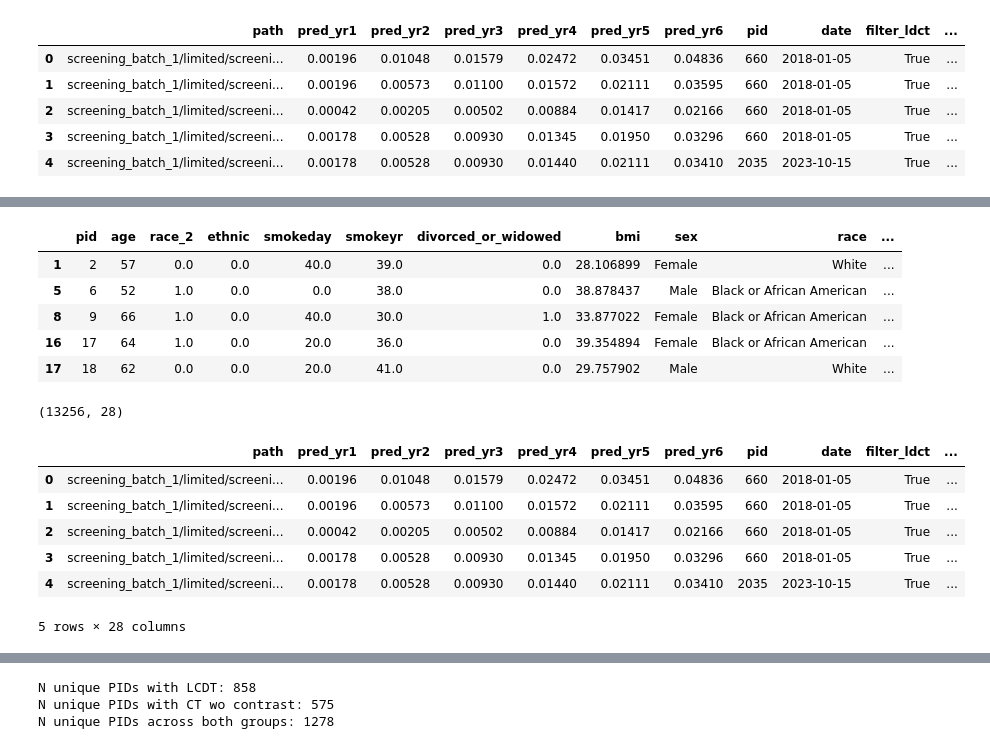
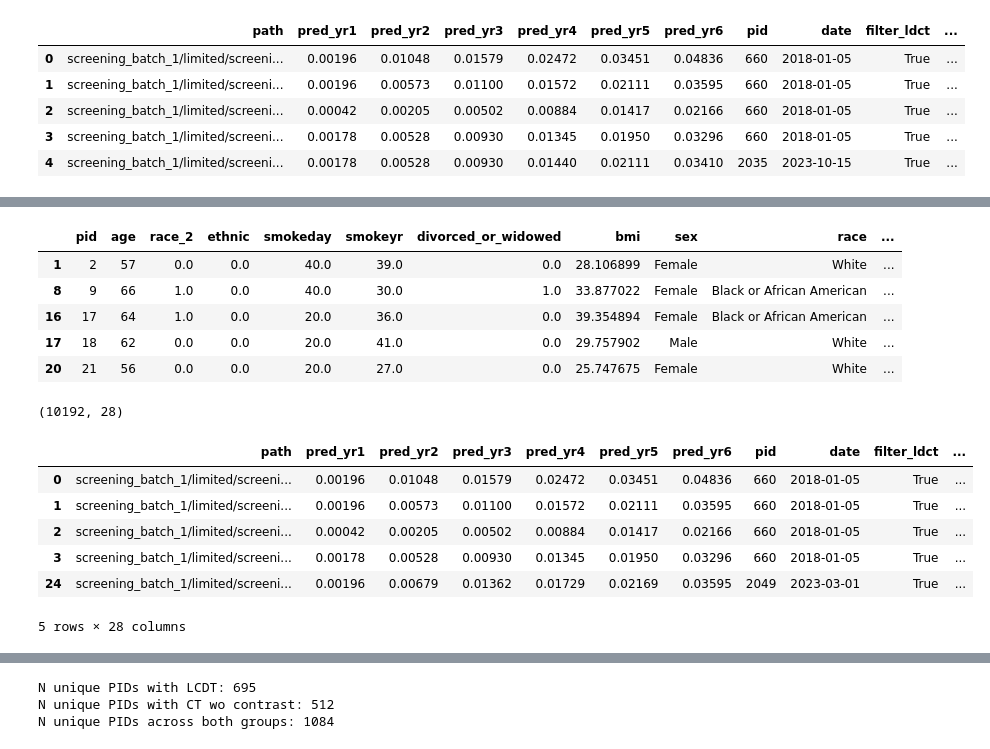
Before and after one commit to vikram0230/ai_he_lcs, a Jupyter notebook: model_evaluation/generate_sets_uic.ipynb, the cells around one changed output, grey strips where cells are left out. Cells and saved outputs as stored; diff of their text form; code cells hidden in the pictures.

```diff
--- a/model_evaluation/generate_sets_uic.ipynb
+++ b/model_evaluation/generate_sets_uic.ipynb
@@ -13,7 +13,7 @@ path_vital = root_path + "202300334/REQ_202300334_VITAL2_OUT.csv"
 test_out_path = root_path + '../test_train_sets/test/'
 # %%
 STUDY_DATE = pd.to_datetime('2024-03-16')
-REMOVE_UNKNOWN = False
+REMOVE_UNKNOWN = True
 # %%
 df_sybil = pd.read_csv(path_sybil)
 df_dx = pd.read_csv(path_dx)
@@ -372,26 +372,36 @@ df_dem_test.head()
 # %% [output]
 |  | pid | age | race_2 | ethnic | smokeday | smokeyr | divorced_or_widowed | bmi | sex | race | ... |
 | 1 | 2 | 57 | 0.0 | 0.0 | 40.0 | 39.0 | 0.0 | 28.106899 | Female | White | ... |
-| 5 | 6 | 52 | 1.0 | 0.0 | 0.0 | 38.0 | 0.0 | 38.878437 | Male | Black or African American | ... |
 | 8 | 9 | 66 | 1.0 | 0.0 | 40.0 | 30.0 | 1.0 | 33.877022 | Female | Black or African American | ... |
 | 16 | 17 | 64 | 1.0 | 0.0 | 20.0 | 36.0 | 0.0 | 39.354894 | Female | Black or African American | ... |
 | 17 | 18 | 62 | 0.0 | 0.0 | 20.0 | 41.0 | 0.0 | 29.757902 | Male | White | ... |
+| 20 | 21 | 56 | 0.0 | 0.0 | 20.0 | 27.0 | 0.0 | 25.747675 | Female | White | ... |
 # %%
 columns_to_add = [
     'pid', 'age', 'ethnic', 'race_2', 'bmi', 'smokeday', 'smokeyr', 'divorced_or_widowed', 'sex', 'race'
 ]
 df_sybil_svm = pd.merge(df_sybil, df_dem_test[columns_to_add], on='pid', how='left')
 df_sybil_svm = df_sybil_svm.dropna(subset=(columns_to_add + ['canc_yr_1']))
 
 display(df_sybil_svm.shape)
 display(df_sybil_svm.head())
 display(df_sybil_svm.isna().sum())
+PATH = (
+    'C:/' +
+    'Users/' +
+    'Abdul Zakkar/' +
+    'Documents/' +
+    'UICOM/' +
+    'research/' +
+    'salahudeen/'
+)
+df_sybil_svm.to_csv(PATH + 'uic_complete_table_20240613.csv', index=False)
 # %% [output]
-(13256, 28)
+(10192, 28)
 |  | path | pred_yr1 | pred_yr2 | pred_yr3 | pred_yr4 | pred_yr5 | pred_yr6 | pid | date | filter_ldct | ... |
 | 0 | screening_batch_1/limited/screeni... | 0.00196 | 0.01048 | 0.01579 | 0.02472 | 0.03451 | 0.04836 | 660 | 2018-01-05 | True | ... |
 | 1 | screening_batch_1/limited/screeni... | 0.00196 | 0.00573 | 0.01100 | 0.01572 | 0.02111 | 0.03595 | 660 | 2018-01-05 | True | ... |
 | 2 | screening_batch_1/limited/screeni... | 0.00042 | 0.00205 | 0.00502 | 0.00884 | 0.01417 | 0.02166 | 660 | 2018-01-05 | True | ... |
 | 3 | screening_batch_1/limited/screeni... | 0.00178 | 0.00528 | 0.00930 | 0.01345 | 0.01950 | 0.03296 | 660 | 2018-01-05 | True | ... |
-| 4 | screening_batch_1/limited/screeni... | 0.00178 | 0.00528 | 0.00930 | 0.01440 | 0.02111 | 0.03410 | 2035 | 2023-10-15 | True | ... |
+| 24 | screening_batch_1/limited/screeni... | 0.00196 | 0.00679 | 0.01362 | 0.01729 | 0.02169 | 0.03595 | 2049 | 2023-03-01 | True | ... |
 5 rows × 28 columns
@@ -421,9 +431,9 @@ print("N unique PIDs with CT wo contrast:", len(df_sybil_svm_ctwocont['pid'].uni
 print("N unique PIDs across both groups:",
     len(pd.concat([df_sybil_svm_ldct['pid'],df_sybil_svm_ctwocont['pid']]).unique()))
 # %% [output]
-N unique PIDs with LCDT: 858
-N unique PIDs with CT wo contrast: 575
-N unique PIDs across both groups: 1278
+N unique PIDs with LCDT: 695
+N unique PIDs with CT wo contrast: 512
+N unique PIDs across both groups: 1084
 # %%
 test_uic_svm6_cols = [
     'age','ethnic','race_2','smokeday','smokeyr','divorced_or_widowed',
```
Also changed, not shown: parts of 4 cells of this notebook, 4 other files.
